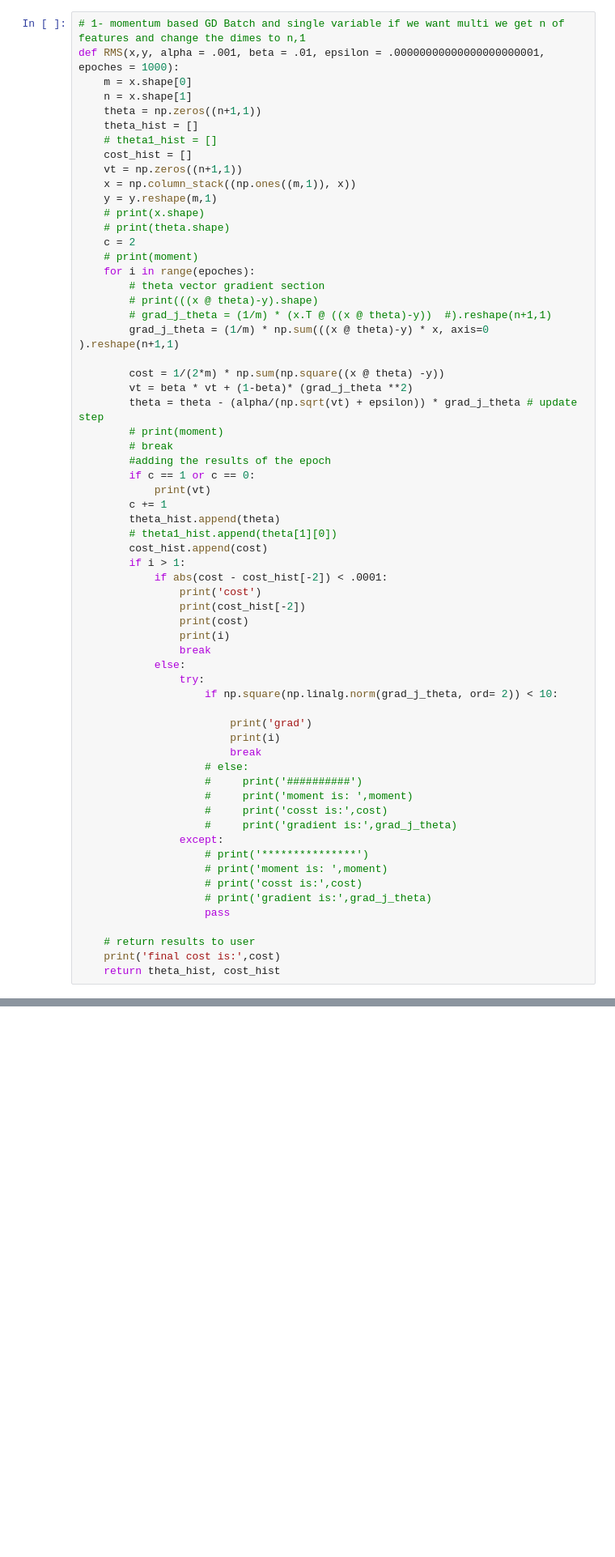
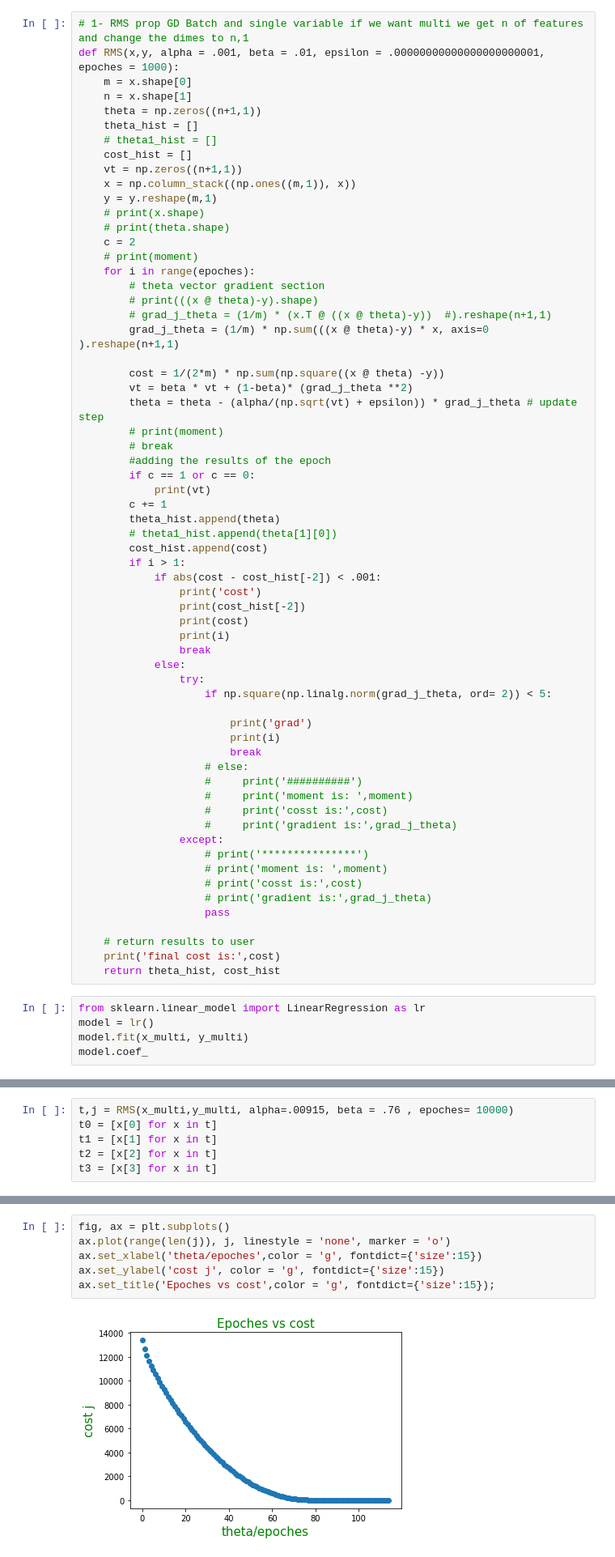
Before and after one commit to mahmoud-shabban/Numerical-optimization, a Jupyter notebook: exam.ipynb, the cells around one changed output, grey strips where cells are left out. Shown: that part at 81% size. Drawn from its saved outputs; the diff is of its cells as text; blank space fills up the shorter version.

```diff
--- a/exam.ipynb
+++ b/exam.ipynb
@@ -208,5 +208,5 @@ r2_score(y,y_pred)
 # %%
-# 1- momentum based GD Batch and single variable if we want multi we get n of features and change the dimes to n,1
+# 1- RMS prop GD Batch and single variable if we want multi we get n of features and change the dimes to n,1
 def RMS(x,y, alpha = .001, beta = .01, epsilon = .00000000000000000000001, epoches = 1000):
     m = x.shape[0]
     n = x.shape[1]
@@ -240,7 +240,7 @@ def RMS(x,y, alpha = .001, beta = .01, epsilon = .00000000000000000000001, epoch
         # theta1_hist.append(theta[1][0])
         cost_hist.append(cost)
         if i > 1:
-            if abs(cost - cost_hist[-2]) < .0001:
+            if abs(cost - cost_hist[-2]) < .001:
                 print('cost')
                 print(cost_hist[-2])
                 print(cost)
@@ -248,7 +248,7 @@ def RMS(x,y, alpha = .001, beta = .01, epsilon = .00000000000000000000001, epoch
                 break
             else:
                 try:
-                    if np.square(np.linalg.norm(grad_j_theta, ord= 2)) < 10:
+                    if np.square(np.linalg.norm(grad_j_theta, ord= 2)) < 5:
 
                         print('grad')
                         print(i)
@@ -268,3 +268,8 @@ def RMS(x,y, alpha = .001, beta = .01, epsilon = .00000000000000000000001, epoch
     # return results to user
     print('final cost is:',cost)
     return theta_hist, cost_hist
+# %%
+from sklearn.linear_model import LinearRegression as lr
+model = lr()
+model.fit(x_multi, y_multi)
+model.coef_
@@ -270,0 +287,6 @@ def RMS(x,y, alpha = .001, beta = .01, epsilon = .00000000000000000000001, epoch
+# %%
+t,j = RMS(x_multi,y_multi, alpha=.00915, beta = .76 , epoches= 10000)
+t0 = [x[0] for x in t]
+t1 = [x[1] for x in t]
+t2 = [x[2] for x in t]
+t3 = [x[3] for x in t]
@@ -270,0 +299,8 @@ def RMS(x,y, alpha = .001, beta = .01, epsilon = .00000000000000000000001, epoch
+# %%
+fig, ax = plt.subplots()
+ax.plot(range(len(j)), j, linestyle = 'none', marker = 'o')
+ax.set_xlabel('theta/epoches',color = 'g', fontdict={'size':15})
+ax.set_ylabel('cost j', color = 'g', fontdict={'size':15})
+ax.set_title('Epoches vs cost',color = 'g', fontdict={'size':15});
+# %% [output]
+[figure, added]
```
Also changed, not shown: parts of 19 cells of this notebook, 1 other file.
